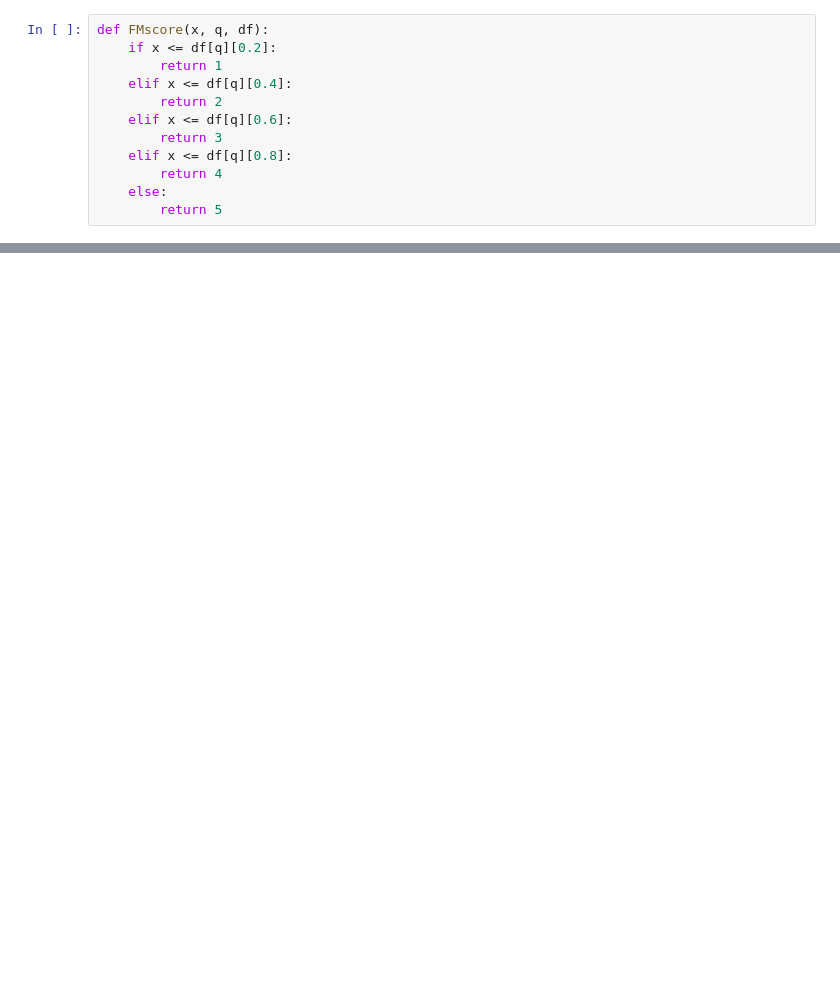
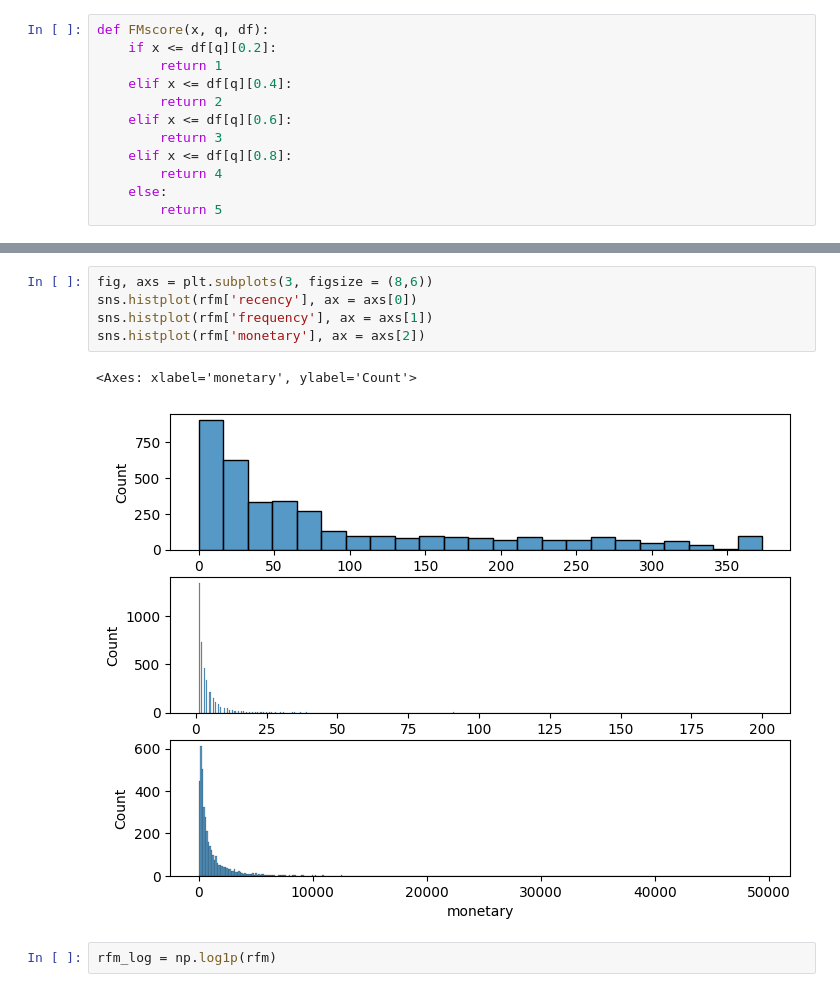
Before and after one commit to Phuong181003/Clustering, a Jupyter notebook: RFM_analysis.ipynb, the cells around one changed output, grey strips where cells are left out. Cells and saved outputs as stored; diff of their text form; blank space fills up the shorter version.

```diff
--- a/RFM_analysis.ipynb
+++ b/RFM_analysis.ipynb
@@ -208,0 +256,10 @@ def FMscore(x, q, df):
+# %%
+fig, axs = plt.subplots(3, figsize = (8,6))
+sns.histplot(rfm['recency'], ax = axs[0])
+sns.histplot(rfm['frequency'], ax = axs[1])
+sns.histplot(rfm['monetary'], ax = axs[2])
+# %% [output]
+<Axes: xlabel='monetary', ylabel='Count'>
+[figure, added]
+# %%
+rfm_log = np.log1p(rfm)
```
Also changed, not shown: parts of 10 cells of this notebook.
